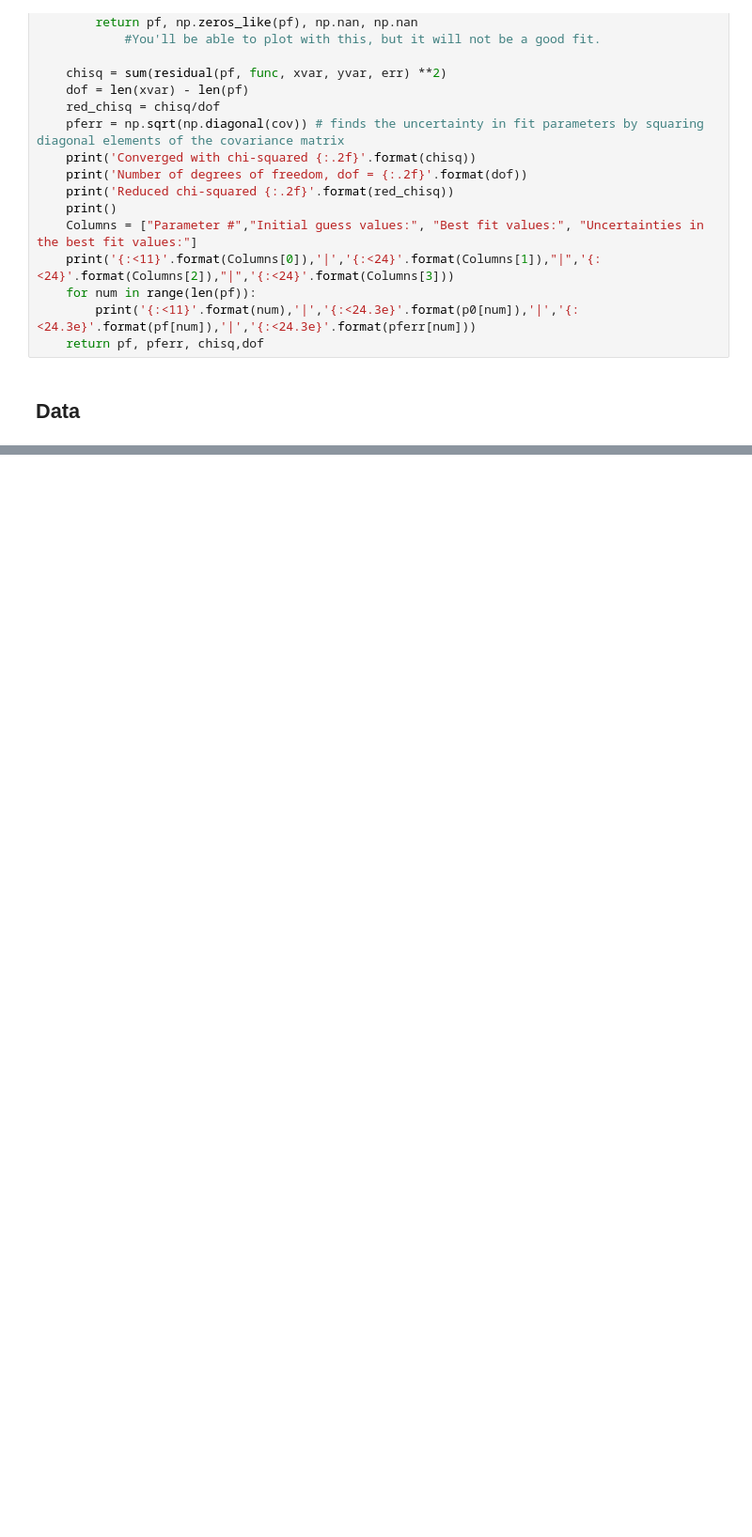
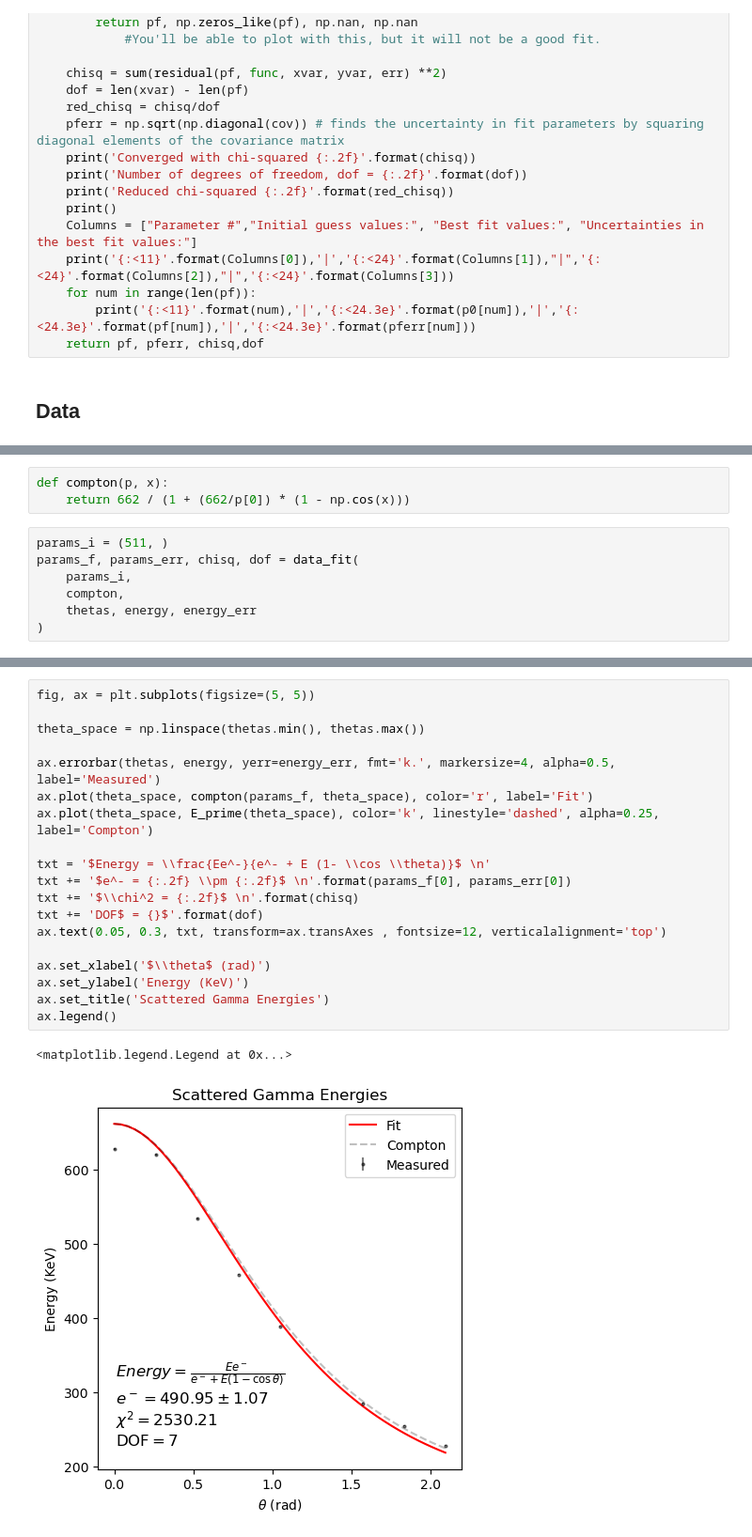
Before and after one commit to jshe2304/phys21100, a Jupyter notebook: experiment2/scattering.ipynb, the cells around one changed output, grey strips where cells are left out. Shown: that part at 94% size. Saved outputs shown, nothing was run; the diff lists cells and outputs as text; blank space fills up the shorter version.

```diff
--- a/experiment2/scattering.ipynb
+++ b/experiment2/scattering.ipynb
@@ -92,0 +96,10 @@ plt.tight_layout()
+# %%
+def compton(p, x):
+    return 662 / (1 + (662/p[0]) * (1 - np.cos(x)))
+# %%
+params_i = (511, )
+params_f, params_err, chisq, dof = data_fit(
+    params_i,
+    compton,
+    thetas, energy, energy_err
+)
@@ -92,0 +113,22 @@ plt.tight_layout()
+# %%
+fig, ax = plt.subplots(figsize=(5, 5))
+
+theta_space = np.linspace(thetas.min(), thetas.max())
+
+ax.errorbar(thetas, energy, yerr=energy_err, fmt='k.', markersize=4, alpha=0.5, label='Measured')
+ax.plot(theta_space, compton(params_f, theta_space), color='r', label='Fit')
+ax.plot(theta_space, E_prime(theta_space), color='k', linestyle='dashed', alpha=0.25, label='Compton')
+
+txt = '$Energy = \\frac{Ee^-}{e^- + E (1- \\cos \\theta)}$ \n'
+txt += '$e^- = {:.2f} \\pm {:.2f}$ \n'.format(params_f[0], params_err[0])
+txt += '$\\chi^2 = {:.2f}$ \n'.format(chisq)
+txt += 'DOF$ = {}$'.format(dof)
+ax.text(0.05, 0.3, txt, transform=ax.transAxes , fontsize=12, verticalalignment='top')
+
+ax.set_xlabel('$\\theta$ (rad)')
+ax.set_ylabel('Energy (KeV)')
+ax.set_title('Scattered Gamma Energies')
+ax.legend()
+# %% [output]
+<matplotlib.legend.Legend at 0x...>
+[figure, added]
```
Also changed, not shown: parts of 8 cells of this notebook, 51 other files.
